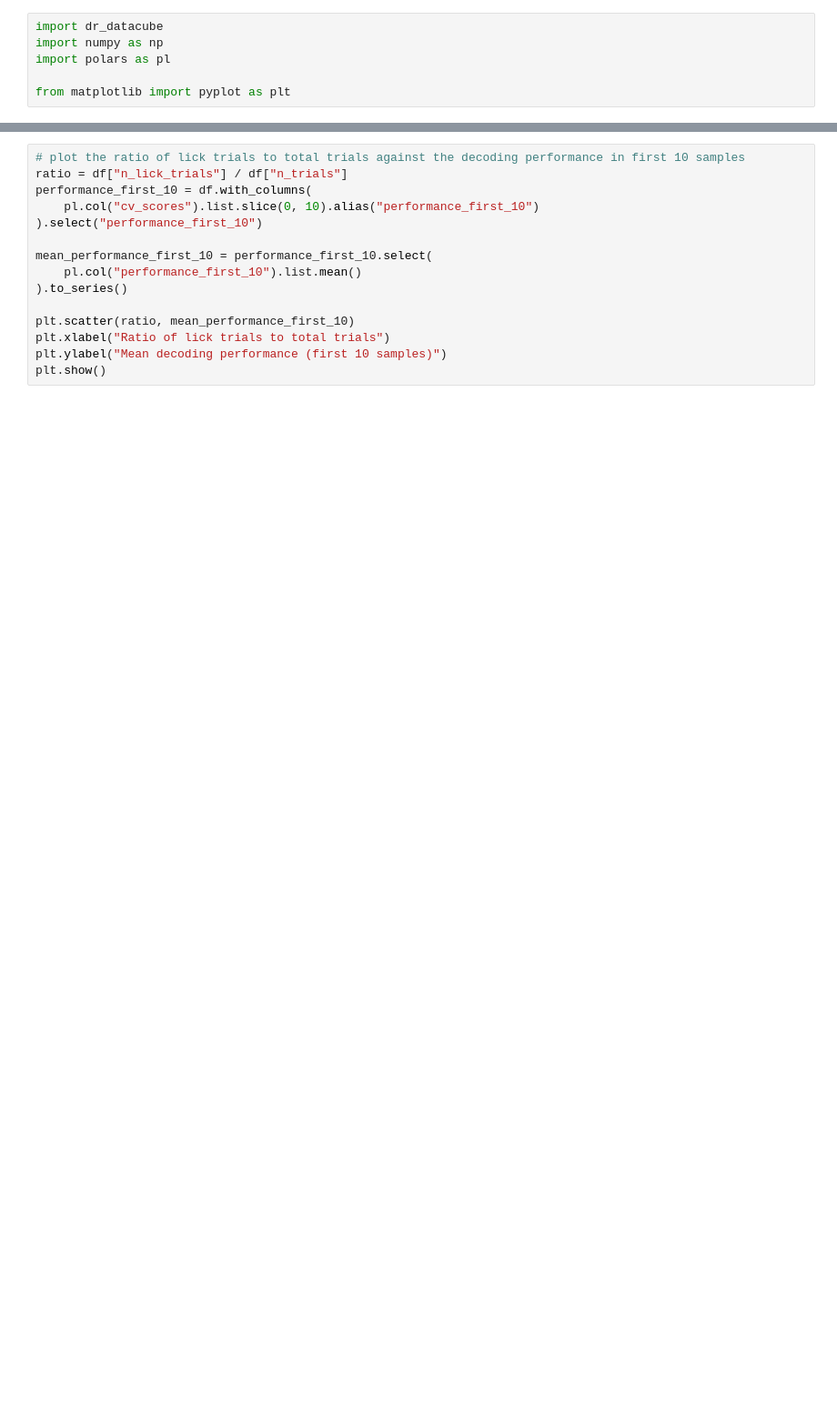
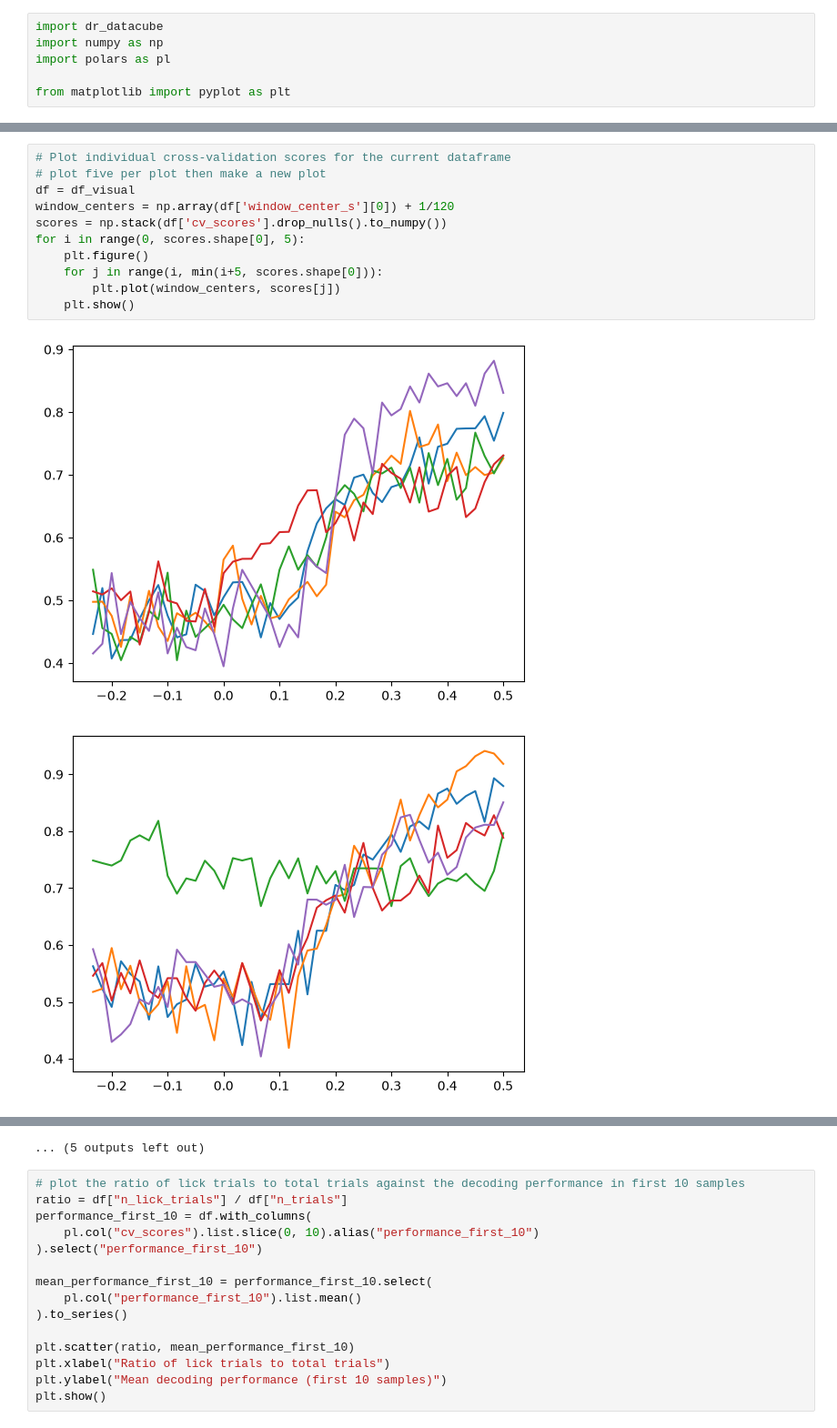
Before and after one commit to corbennett/dynamic_routing_facemap, a Jupyter notebook: analysis.ipynb, the cells around one changed output, grey strips where cells are left out. Shown at 91% size. Cells and saved outputs as stored; diff of their text form; blank space fills up the shorter version.

```diff
--- a/analysis.ipynb
+++ b/analysis.ipynb
@@ -51,0 +102,14 @@ Text(0, 0.5, 'CV Score: lick vs no lick trials')
+# %%
+# Plot individual cross-validation scores for the current dataframe
+# plot five per plot then make a new plot
+df = df_visual
+window_centers = np.array(df['window_center_s'][0]) + 1/120
+scores = np.stack(df['cv_scores'].drop_nulls().to_numpy())
+for i in range(0, scores.shape[0], 5):
+    plt.figure()
+    for j in range(i, min(i+5, scores.shape[0])):
+        plt.plot(window_centers, scores[j])
+    plt.show()
+# %% [output]
+[figure, added]
+[figure, added]
@@ -52,3 +126,4 @@ Text(0, 0.5, 'CV Score: lick vs no lick trials')
+... (5 outputs left out)
 # %%
 # plot the ratio of lick trials to total trials against the decoding performance in first 10 samples
 ratio = df["n_lick_trials"] / df["n_trials"]
```
Also changed, not shown: parts of 12 cells of this notebook, 2 other files.
